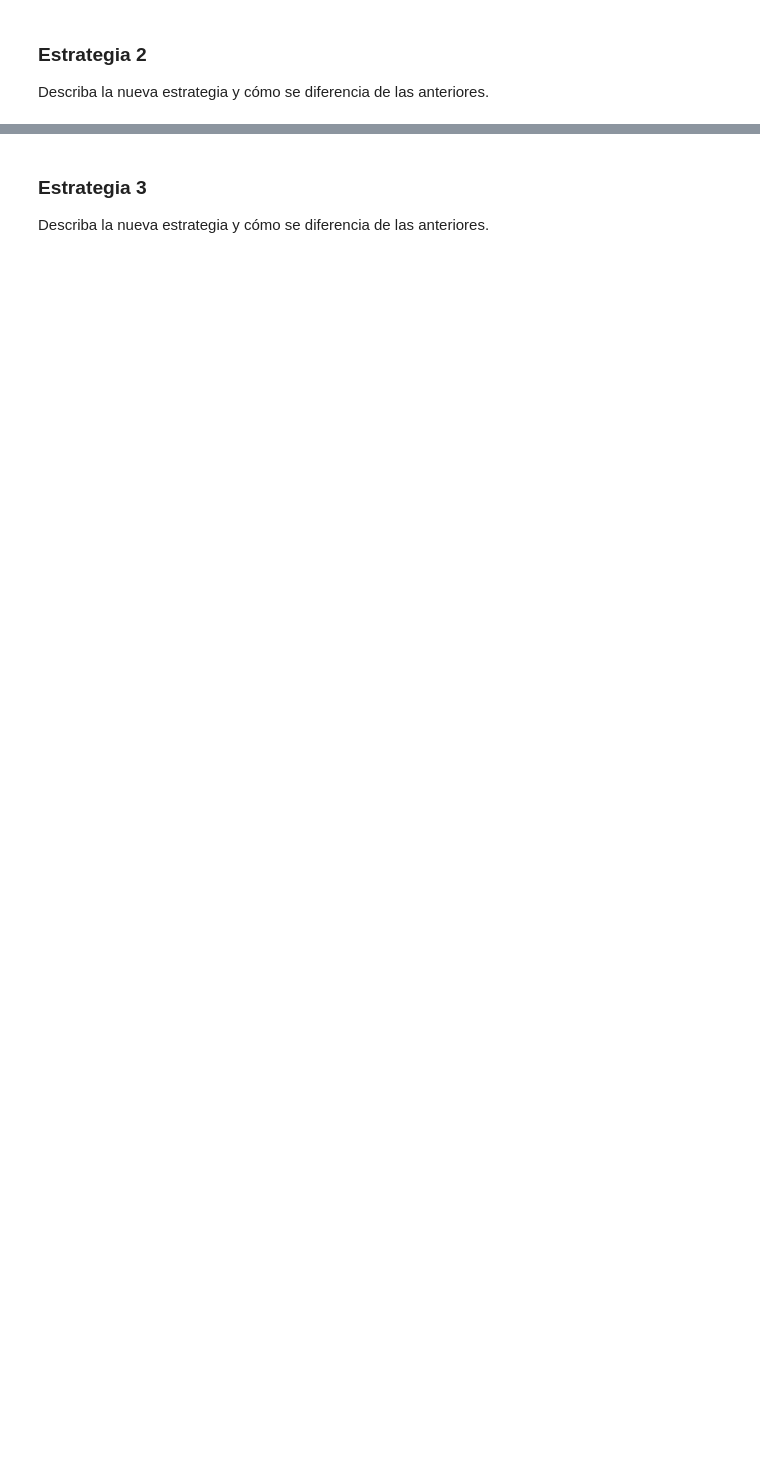
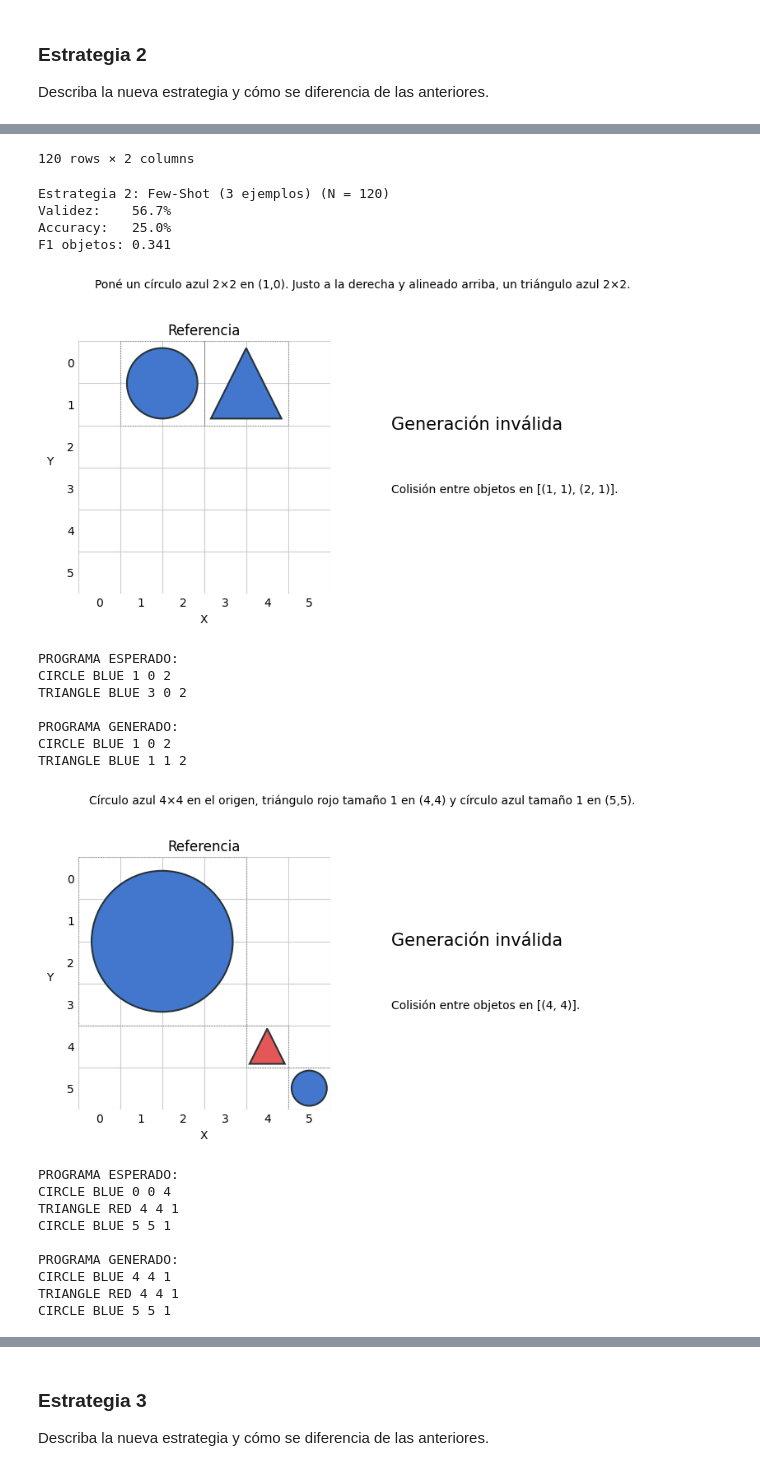
Before and after one commit to santitucci/MCDAA_RNLN_Grupo_13_Lab2, a Jupyter notebook: RNLN_2026_lab2.ipynb, the cells around one changed output, grey strips where cells are left out. Drawn from its saved outputs; the diff is of its cells as text; code cells hidden in the pictures; blank space fills up the shorter version.

```diff
--- a/RNLN_2026_lab2.ipynb
+++ b/RNLN_2026_lab2.ipynb
@@ -812,9 +822,10 @@ df_train_llm_few_shot = pd.DataFrame(train_llm_few_shot)
 display(df_train_llm_few_shot)
 
 resultados_few_shot = evaluate_predictions(dev_df, df_train_llm_few_shot['programa_generado'])
-show_metrics(resultados_few_shot, name='Estrategia 2: Few-Shot (5 ejemplos)')
+show_metrics(resultados_few_shot, name='Estrategia 2: Few-Shot (3 ejemplos)')
 
 errores_idx_fs = resultados_few_shot.index[~resultados_few_shot['exacto']].tolist()
 if len(errores_idx_fs) >= 2:
     compare_drawings(resultados_few_shot, index=errores_idx_fs[0])
     compare_drawings(resultados_few_shot, index=errores_idx_fs[1])
+# %% [output]
@@ -820,0 +844,23 @@ if len(errores_idx_fs) >= 2:
+120 rows × 2 columns
+Estrategia 2: Few-Shot (3 ejemplos) (N = 120)
+Validez:    56.7%
+Accuracy:   25.0%
+F1 objetos: 0.341
+[figure, added]
+PROGRAMA ESPERADO:
+CIRCLE BLUE 1 0 2
+TRIANGLE BLUE 3 0 2
+
+PROGRAMA GENERADO:
+CIRCLE BLUE 1 0 2
+TRIANGLE BLUE 1 1 2
+[figure, added]
+PROGRAMA ESPERADO:
+CIRCLE BLUE 0 0 4
+TRIANGLE RED 4 4 1
+CIRCLE BLUE 5 5 1
+
+PROGRAMA GENERADO:
+CIRCLE BLUE 4 4 1
+TRIANGLE RED 4 4 1
+CIRCLE BLUE 5 5 1
```
Also changed, not shown: parts of 17 cells of this notebook.
